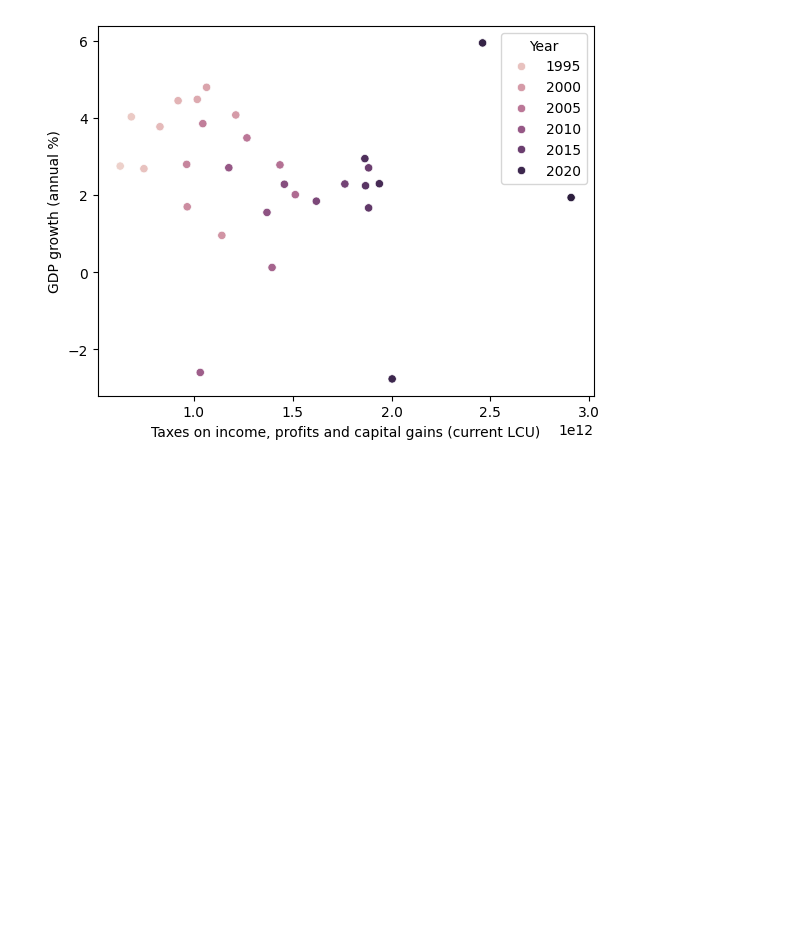
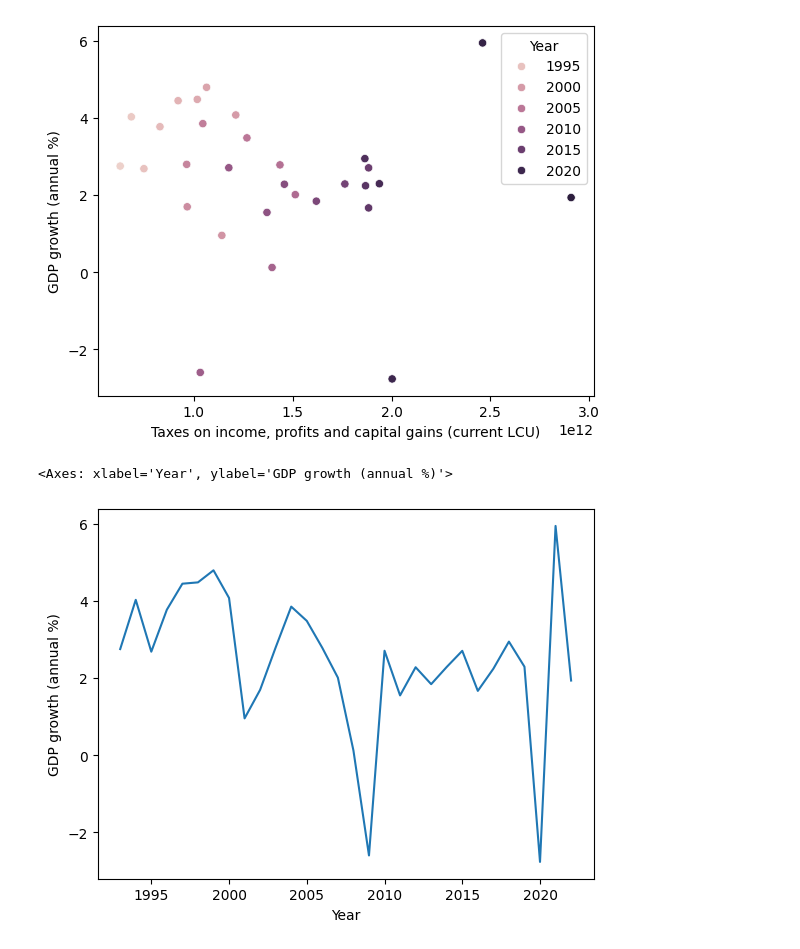
Before and after one commit to Shre-D/EGD-Assignment1, a Jupyter notebook: src/main.ipynb, the cells around one changed output. Saved outputs shown, nothing was run; the diff lists cells and outputs as text; code cells hidden in the pictures; blank space fills up the shorter version.

```diff
--- a/src/main.ipynb
+++ b/src/main.ipynb
@@ -198,3 +198,8 @@ sns.scatterplot(x='Taxes on income, profits and capital gains (current LCU)',y='
 # %% [output]
 <Axes: xlabel='Taxes on income, profits and capital gains (current LCU)', ylabel='GDP growth (annual %)'>
 [figure]
+# %%
+sns.lineplot(data=selected_us_data, x="Year", y="GDP growth (annual %)")
+# %% [output]
+<Axes: xlabel='Year', ylabel='GDP growth (annual %)'>
+[figure, added]
```
Also changed, not shown: parts of 6 cells of this notebook.
